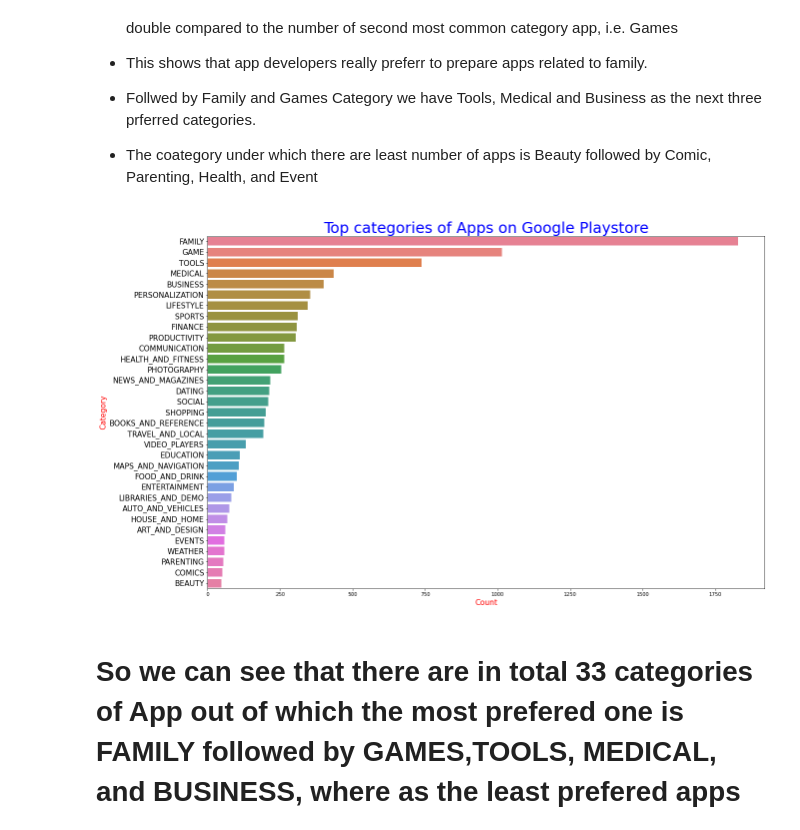
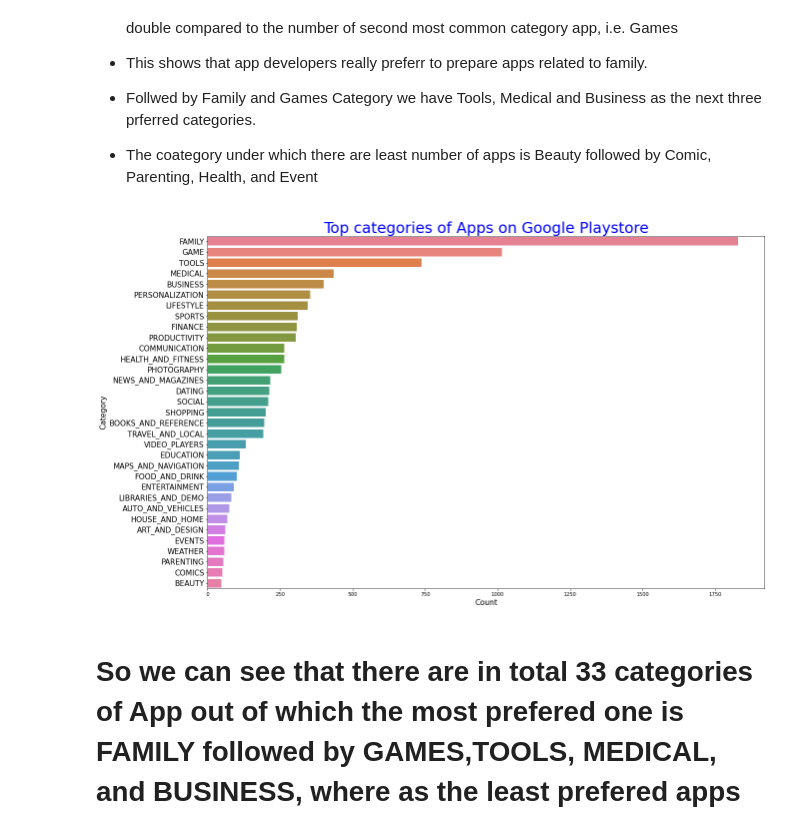
Before and after one commit to Bishawa/play-store-app-review-analysis, a Jupyter notebook: Bishawajeet_Singha_Play_Store_App_Review_Analysis.ipynb, the cells around one changed output. Saved outputs shown, nothing was run; the diff lists cells and outputs as text; code cells hidden in the pictures.

```diff
--- a/Bishawajeet_Singha_Play_Store_App_Review_Analysis.ipynb
+++ b/Bishawajeet_Singha_Play_Store_App_Review_Analysis.ipynb
@@ -645,14 +646,14 @@ for i in range(len(x)):
   ysis.append(y[i])
 # %%
 plt.figure(figsize=(20,13),)
-plt.xlabel("Count", fontsize = 15, color = 'Red')
-plt.ylabel("Category", fontsize = 15, color = 'Red')
+plt.xlabel("Count", fontsize = 15)
+plt.ylabel("Category", fontsize = 15)
 plt.yticks(fontsize =15)
 graph = sns.barplot(x = xsis, y = ysis, palette= "husl")
 graph.set_title("Top categories of Apps on Google Playstore", fontsize = 30, color = 'Blue')
 plt.show()
 # %% [output]
-[figure, old version]
+[figure, new version]
 # %% [markdown]
 # So we can see that there are in total 33 categories of App out of which the most prefered one is FAMILY followed by GAMES,TOOLS, MEDICAL, and BUSINESS, where as the least prefered apps are BEAUTY, COMICS, PARENTING, WEATHER, and EVENTS.
 # %% [markdown]
```
Also changed, not shown: parts of 21 cells of this notebook.
